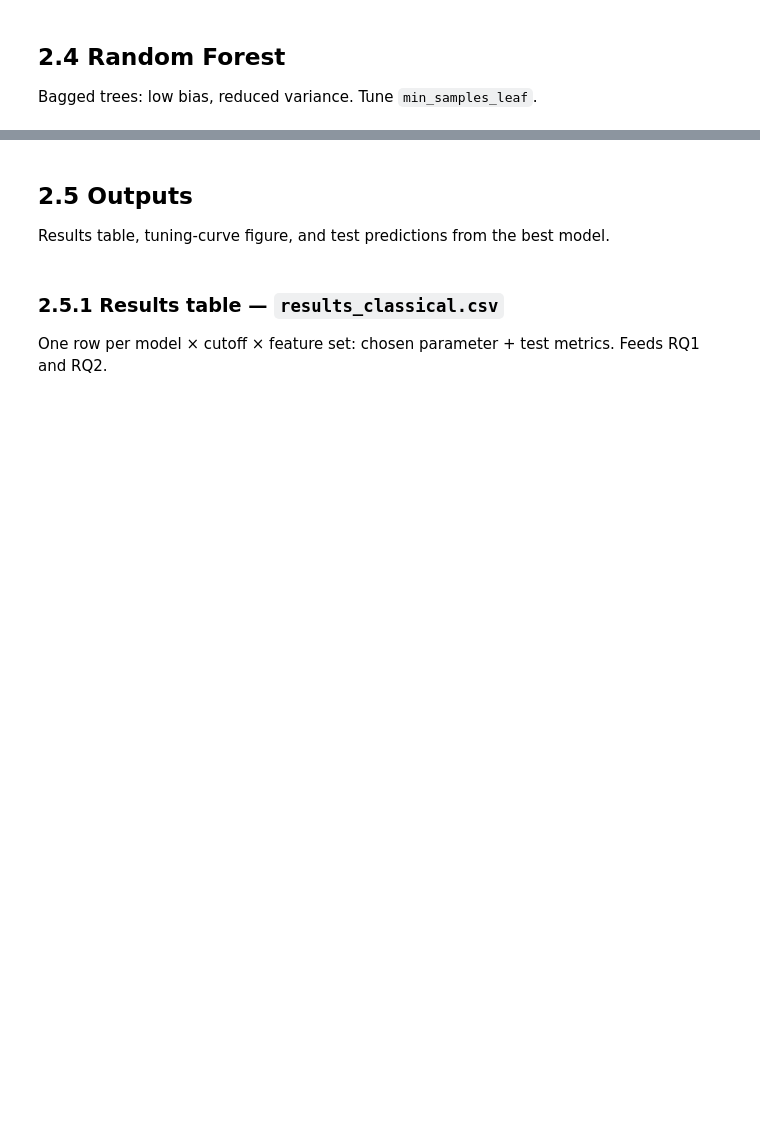
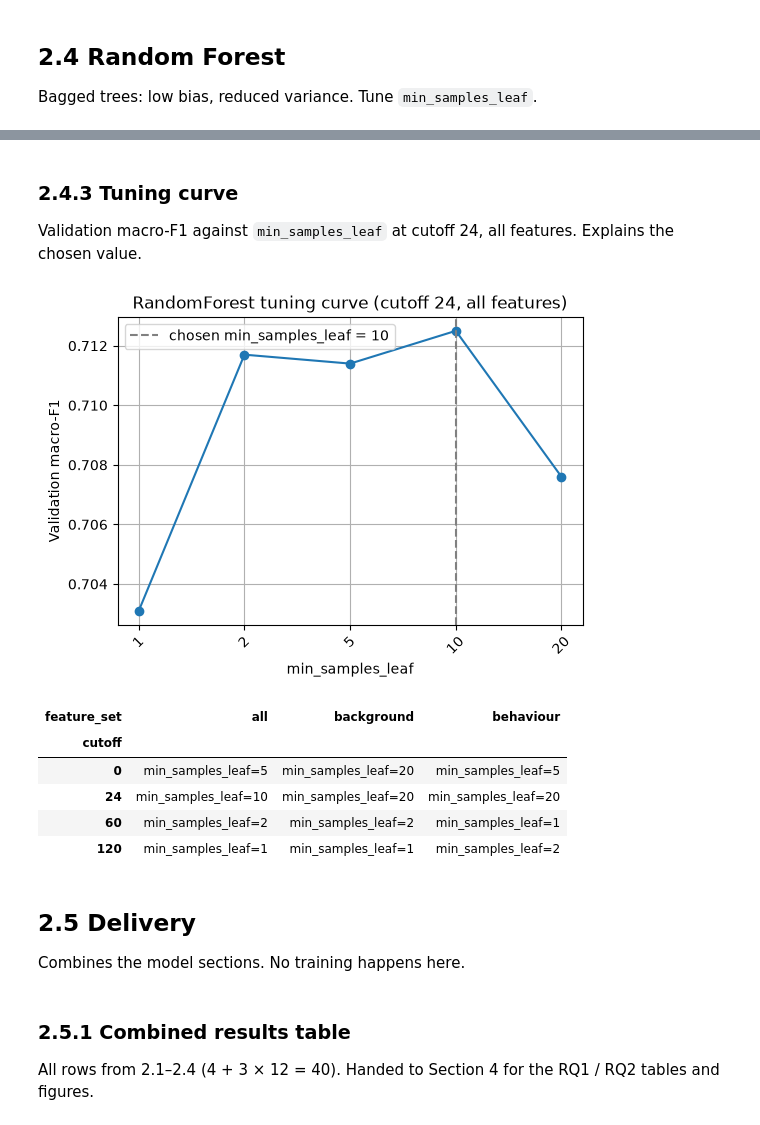
Before and after one commit to guangyu11/OULAD-Prediction, a Jupyter notebook: work_Guangyu.ipynb, the cells around one changed output, grey strips where cells are left out. Cells and saved outputs as stored; diff of their text form; code cells hidden in the pictures; blank space fills up the shorter version.

```diff
--- a/work_Guangyu.ipynb
+++ b/work_Guangyu.ipynb
@@ -83,0 +292,7 @@ Bagged trees: low bias, reduced variance. Tune `min_samples_leaf`.
+# %%
+# run experiment for random forest
+# tune hyperparameter min_samples_leaf on validation set
+rf_rows, rf_curve, rf_pipe = run_experiment(
+    "RandomForest",
+    RandomForestClassifier(random_state=SEED),
+    "min_samples_leaf", [1, 2, 5, 10, 20])
@@ -84,9 +316,29 @@ Bagged trees: low bias, reduced variance. Tune `min_samples_leaf`.
+# %% [markdown]
+### 2.4.3 Tuning curve
+
+Validation macro-F1 against `min_samples_leaf` at cutoff 24, all features. Explains the chosen value.
+# %%
+# visualize the tuning curve for the model with cutoff=24 and feature_set="all"
+plot_curve("RandomForest", rf_curve, "min_samples_leaf")
+
+# plot the chosen min_samples_leaf for each random forest model in FEATURE_SETS x CUTOFF_DAYS
+pd.DataFrame(rf_rows).pivot(index="cutoff",
+                             columns="feature_set",
+                                values="best_param")
+# %% [output]
+[figure, added]
+| feature_set | all | background | behaviour |
+| cutoff |  |  |  |
+| 0 | min_samples_leaf=5 | min_samples_leaf=20 | min_samples_leaf=5 |
+| 24 | min_samples_leaf=10 | min_samples_leaf=20 | min_samples_leaf=20 |
+| 60 | min_samples_leaf=2 | min_samples_leaf=2 | min_samples_leaf=1 |
+| 120 | min_samples_leaf=1 | min_samples_leaf=1 | min_samples_leaf=2 |
 # %% [markdown]
-## 2.5 Outputs
+## 2.5 Delivery
 
-Results table, tuning-curve figure, and test predictions from the best model.
+Combines the model sections. No training happens here.
 # %% [markdown]
-### 2.5.1 Results table — `results_classical.csv`
+### 2.5.1 Combined results table
 
-One row per model × cutoff × feature set: chosen parameter + test metrics. Feeds RQ1 and RQ2.
+All rows from 2.1–2.4 (4 + 3 × 12 = 40). Handed to Section 4 for the RQ1 / RQ2 tables and figures.
 # %% [markdown]
```
Also changed, not shown: parts of 27 cells of this notebook, 2 other files.
